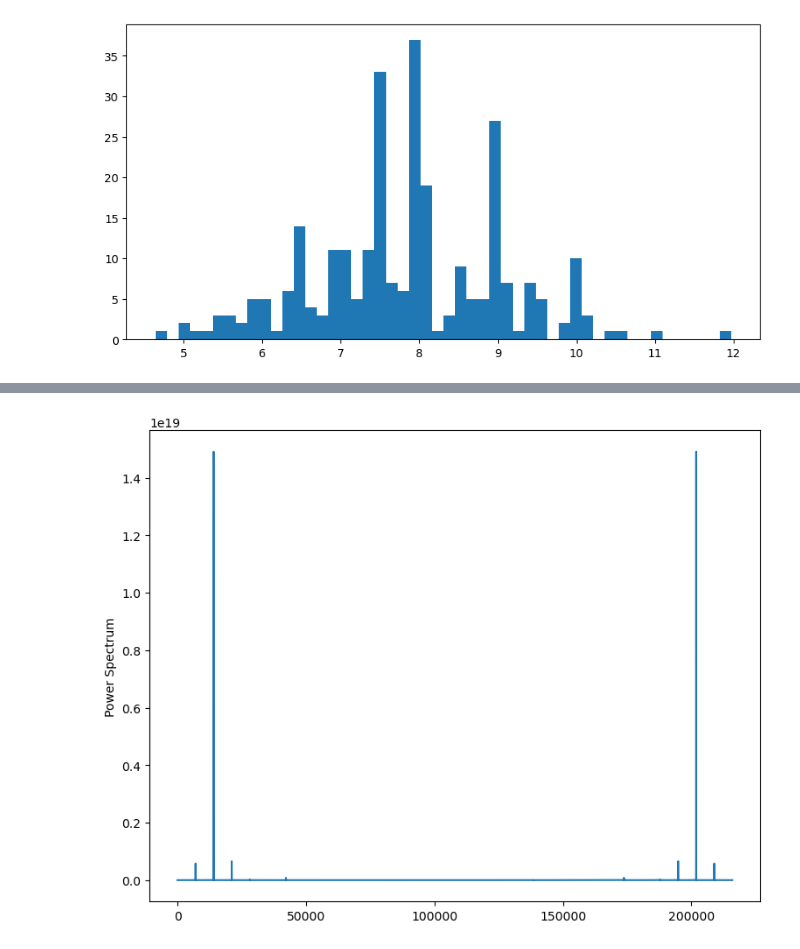
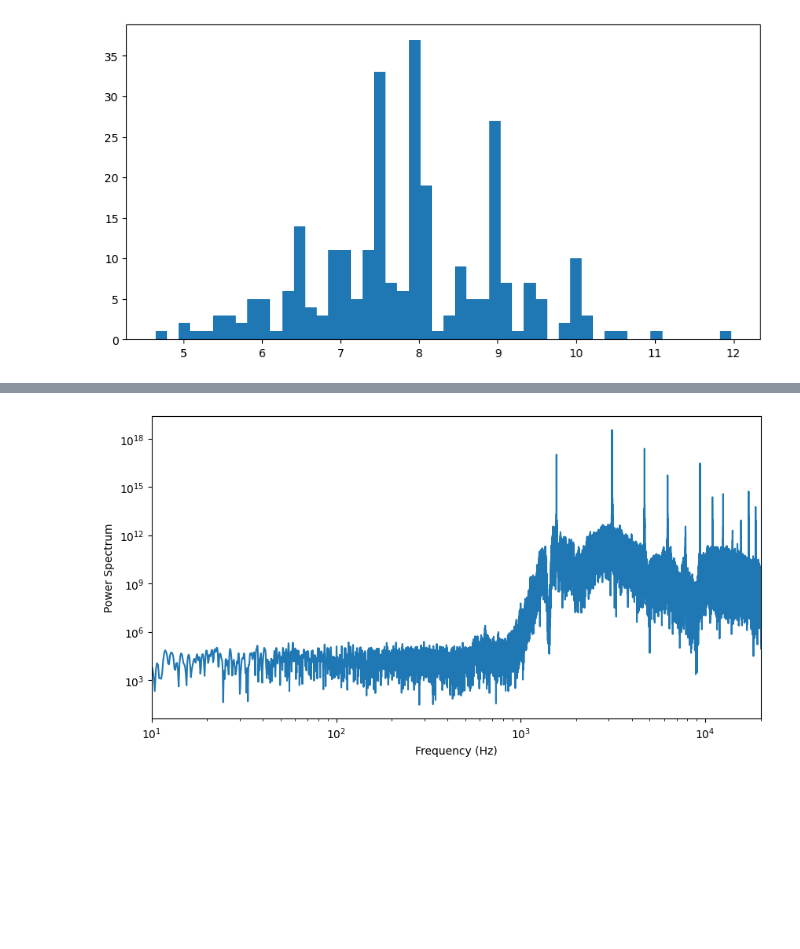
Before and after one commit to maddoc-g/3_organ_clustering, a Jupyter notebook: esperienza_3.ipynb, the cells around one changed output, grey strips where cells are left out. Saved outputs shown, nothing was run; the diff lists cells and outputs as text; code cells hidden in the pictures; blank space fills up the shorter version.

```diff
--- a/esperienza_3.ipynb
+++ b/esperienza_3.ipynb
@@ -113,22 +60,28 @@ plt.show()
 # %%
-# facciamo la fft del segnale tagliato
-fft = np.fft.fft(data[:,0])
-frequencies = np.fft.fftfreq(data.shape[0], 1/rate)
-plt.figure(figsize=(9, 7))
-#plt.plot(frequencies, np.abs(fft))
+# Facciamo la fft dei segnali mascherati
+ffts = []
+for note in masked_notes:
+    fft = scipy.fft.rfft(note)
+    ffts.append(fft)
+ffts = np.array(ffts, dtype=object)
 
+power_spectra = np.abs(ffts)**2
 
-array_indexes = np.linspace(0, np.abs(fft).shape[0], np.abs(fft).shape[0], endpoint = False)
+frequency_axes = []
 
-#calcolo power spectrum
-power_spectrum = np.abs(fft)**2
-plt.plot(array_indexes, power_spectrum)
-plt.xlabel("")
-plt.ylabel("Power Spectrum")
-#plt.plot(array_indexes, np.abs(fft))
-#plt.xlabel("Frequency (Hz)")
-#plt.ylabel("Magnitude")
+for masked_note, rate in zip(masked_notes, rates):
+    frequencies = scipy.fft.rfftfreq(masked_note.shape[0], d=1/rate)
+    frequency_axes.append(frequencies)
 
-plt.show()
+frequency_axes = np.array(frequency_axes, dtype=object)
-# %% [output]
-[figure, removed]
+# %%
+# Plot dello spettro di potenza del primo segnale mascherato
+plt.figure(figsize=(10, 5))
+plt.loglog(frequency_axes[0], power_spectra[0])
+plt.xlabel("Frequency (Hz)")
+plt.ylabel("Power Spectrum")
+plt.xlim(10, 20000)
+
+plt.show()
+# %% [output]
+[figure, added]
```
Also changed, not shown: parts of 6 cells of this notebook.
